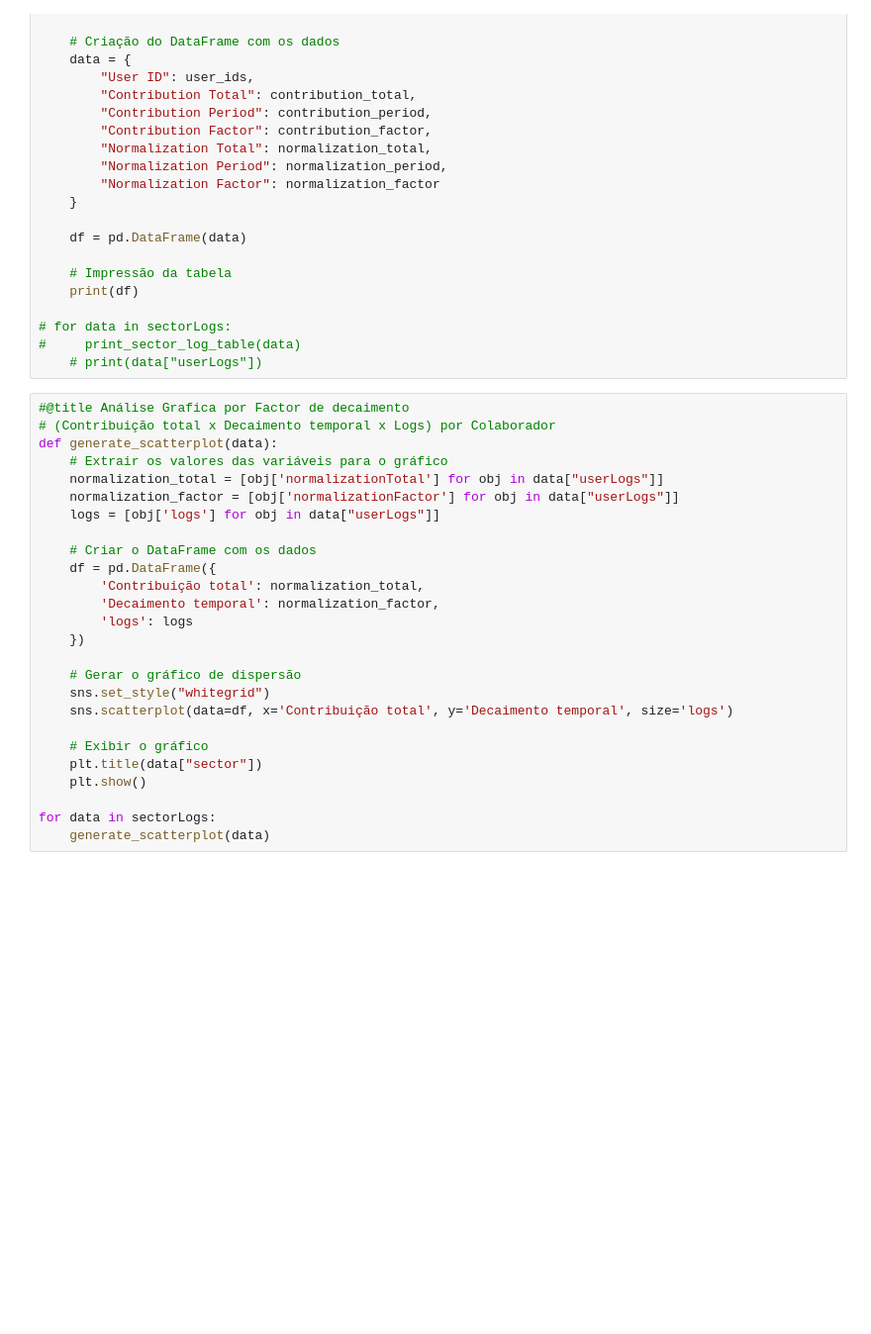
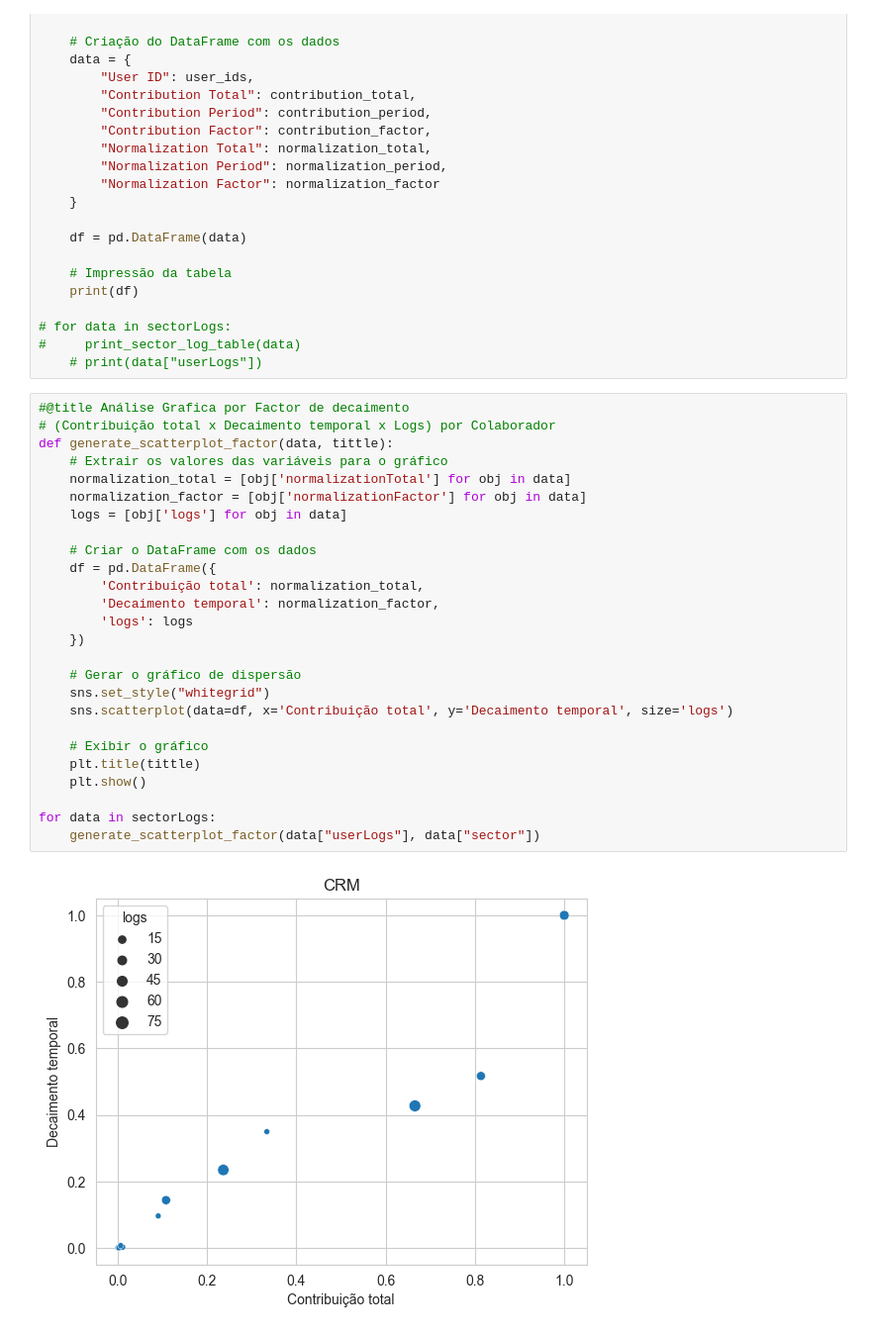
Before and after one commit to andrediasn/Analise_ECOS-TCC, a Jupyter notebook: TCC.ipynb, the cells around one changed output. Shown at 99% size. Saved outputs shown, nothing was run; the diff lists cells and outputs as text; blank space fills up the shorter version.

```diff
--- a/TCC.ipynb
+++ b/TCC.ipynb
@@ -534,26 +538,28 @@ def print_sector_log_table(sectorLog):
 # %%
 #@title Análise Grafica por Factor de decaimento
 # (Contribuição total x Decaimento temporal x Logs) por Colaborador
-def generate_scatterplot(data):
+def generate_scatterplot_factor(data, tittle):
     # Extrair os valores das variáveis para o gráfico
-    normalization_total = [obj['normalizationTotal'] for obj in data["userLogs"]]
-    normalization_factor = [obj['normalizationFactor'] for obj in data["userLogs"]]
-    logs = [obj['logs'] for obj in data["userLogs"]]
+    normalization_total = [obj['normalizationTotal'] for obj in data]
+    normalization_factor = [obj['normalizationFactor'] for obj in data]
+    logs = [obj['logs'] for obj in data]
 
     # Criar o DataFrame com os dados
     df = pd.DataFrame({
         'Contribuição total': normalization_total,
         'Decaimento temporal': normalization_factor,
         'logs': logs
     })
 
     # Gerar o gráfico de dispersão
     sns.set_style("whitegrid")
     sns.scatterplot(data=df, x='Contribuição total', y='Decaimento temporal', size='logs')
 
     # Exibir o gráfico
-    plt.title(data["sector"])
+    plt.title(tittle)
     plt.show()
 
 for data in sectorLogs:
-    generate_scatterplot(data)
+    generate_scatterplot_factor(data["userLogs"], data["sector"])
+# %% [output]
+[figure, added]
```
Also changed, not shown: parts of 7 cells of this notebook.
